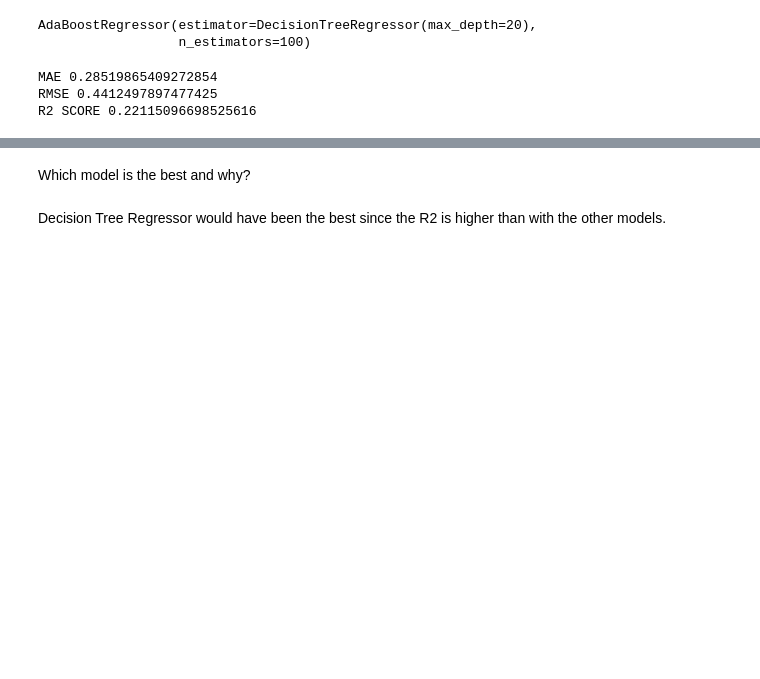
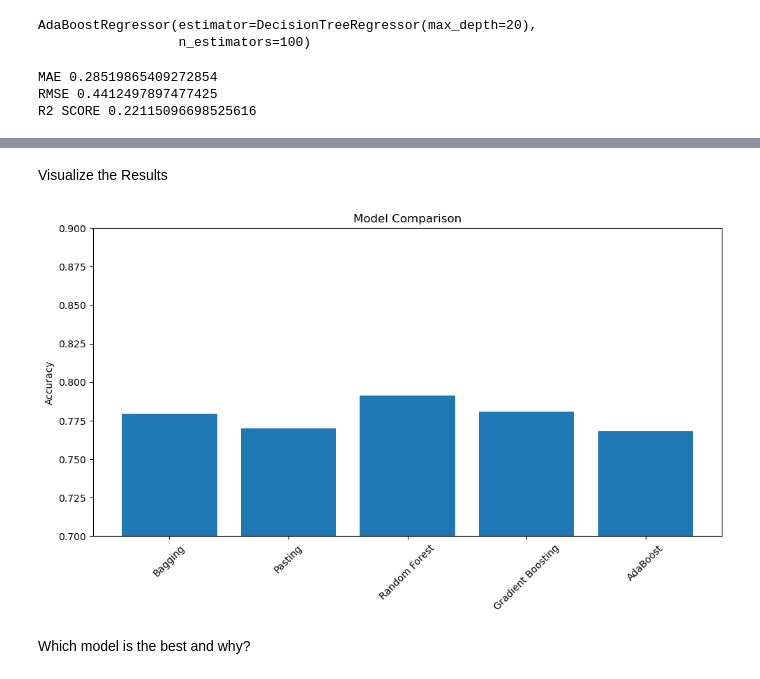
Before and after one commit to SheryllD/lab-ensemble, a Jupyter notebook: lab-ensemble.ipynb, the cells around one changed output, grey strips where cells are left out. Saved outputs shown, nothing was run; the diff lists cells and outputs as text; code cells hidden in the pictures; blank space fills up the shorter version.

```diff
--- a/lab-ensemble.ipynb
+++ b/lab-ensemble.ipynb
@@ -215,4 +331,15 @@ R2 SCORE 0.22115096698525616
+# %% [markdown]
+Visualize the Results
+# %%
+plt.figure(figsize=(10, 6))
+plt.bar(results.keys(), results.values())
+plt.title("Model Comparison")
+plt.ylabel("Accuracy")
+plt.ylim(0.7, 0.9)
+plt.xticks(rotation=45)
+plt.tight_layout()
+plt.show()
+# %% [output]
+[figure, added]
 # %% [markdown]
 Which model is the best and why?
-# %% [markdown]
-Decision Tree Regressor would have been the best since the R2 is higher than with the other models.
```
Also changed, not shown: parts of 5 cells of this notebook.
